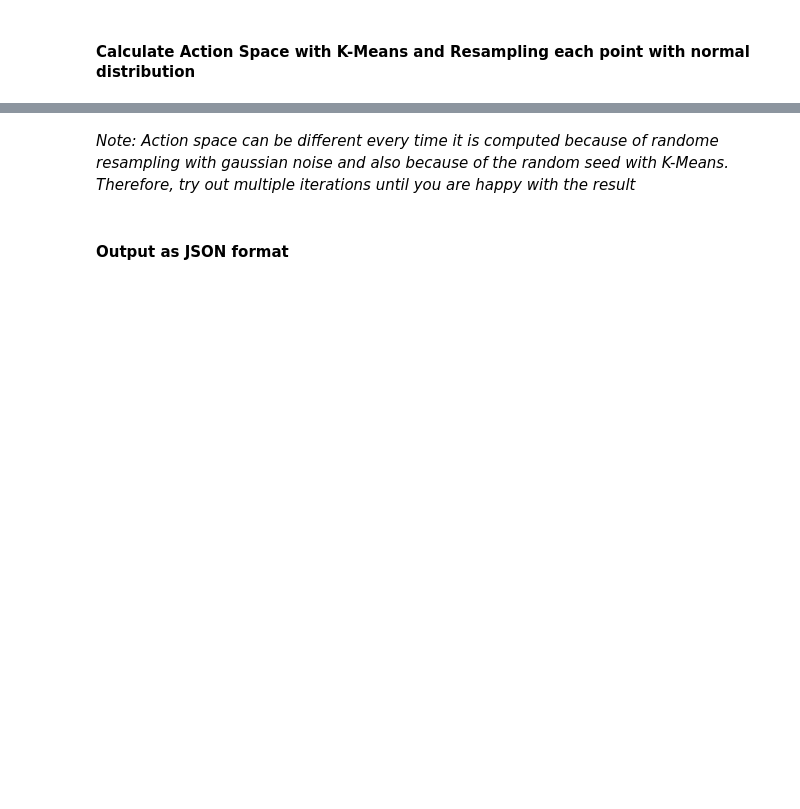
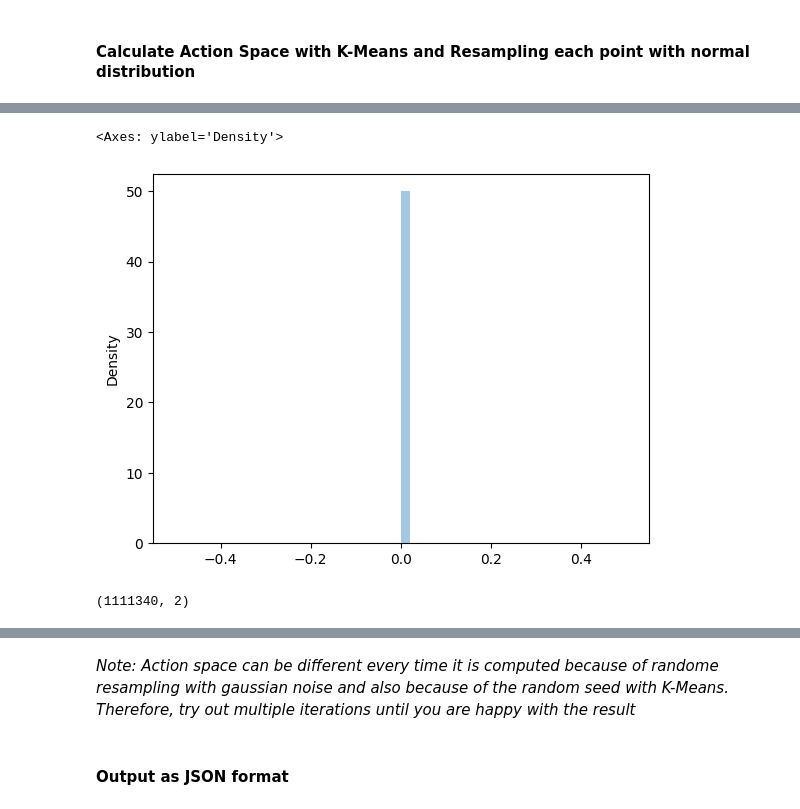
Before and after one commit to jackhorse1000/deepracer-on-the-spot, a Jupyter notebook: pre-computations/RaceLine_Speed_ActionSpace.ipynb, the cells around one changed output, grey strips where cells are left out. Drawn from its saved outputs; the diff is of its cells as text; code cells hidden in the pictures; blank space fills up the shorter version.

```diff
--- a/pre-computations/RaceLine_Speed_ActionSpace.ipynb
+++ b/pre-computations/RaceLine_Speed_ActionSpace.ipynb
@@ -316,14 +325,17 @@ sns.distplot(np.random.normal(0,steering_sd,10000))
 # %%
 # Velocity: Find standard deviation so that probability of >0.25m/s deviation is 0%
 # Note: Here, probability is set to 0%, so no noise regarding velocity
-velocity_sd = -0.25 / stats.norm.ppf(0.00)
+velocity_sd = -0.25 / stats.norm.ppf(0.0)
 velocity_sd
 sns.distplot(np.random.normal(0,velocity_sd,10000))
+# %% [output]
+<Axes: ylabel='Density'>
+[figure, added]
 # %%
 all_actions_norm = all_actions.copy()
 
 all_actions_norm_len = len(all_actions_norm)
-resample_size = 1000
+resample_size = 10000
 
 # Add gaussian noise to action space
 for i in range(all_actions_norm_len):
@@ -349,6 +361,8 @@ all_actions_norm = pd.concat([all_actions_norm,add_initial_actions], axis=0, ign
 
 # Display actions shape
 all_actions_norm.shape
+# %% [output]
+(1111340, 2)
 # %%
 all_actions_norm_less = all_actions_norm.sample(frac=0.01).reset_index(drop=True) # sample bc less compute time
 ax = sns.kdeplot(data=all_actions_norm_less, x="steering", y="velocity")
```
Also changed, not shown: parts of 14 cells of this notebook, 5 other files.
